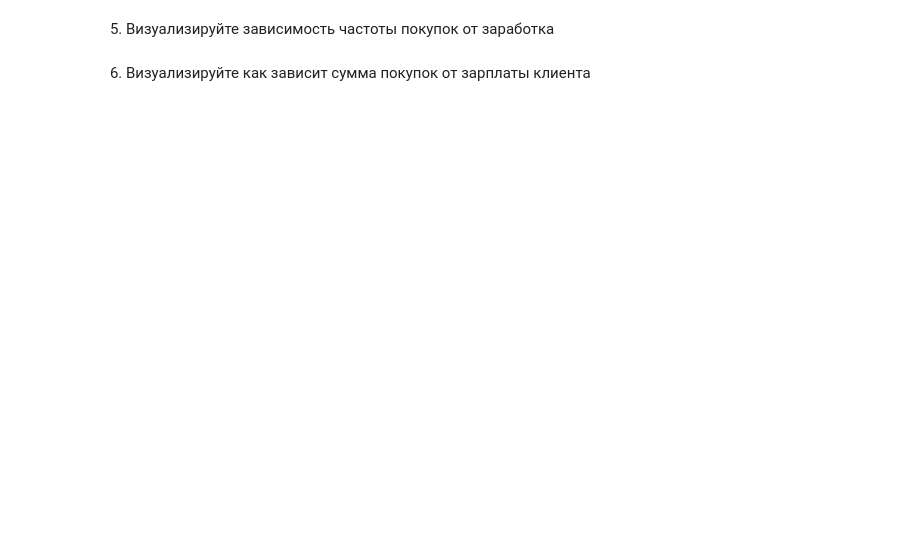
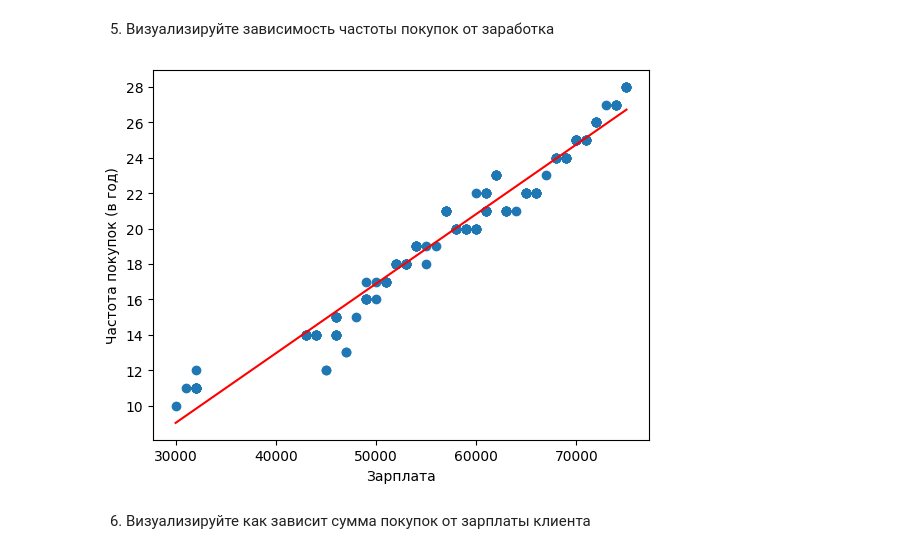
Before and after one commit to zloyaloha/ML, a Jupyter notebook: lab1.ipynb, the cells around one changed output. Saved outputs shown, nothing was run; the diff lists cells and outputs as text; code cells hidden in the pictures; blank space fills up the shorter version.

```diff
--- a/lab1.ipynb
+++ b/lab1.ipynb
@@ -342,4 +356,16 @@ plt.show()
 # %% [markdown]
 5. Визуализируйте зависимость частоты покупок от заработка
+# %%
+plt.scatter(df["annual_income"], df["purchase_frequency"])
+z = np.polyfit(df["annual_income"], df["purchase_frequency"], 1)
+p = np.poly1d(z)
+x = np.linspace(df["annual_income"].min(), df["annual_income"].max(), 100)
+plt.plot(x, p(x), color='red')
+plt.xlabel('Зарплата')
+plt.ylabel('Частота покупок (в год)')
+plt.yticks(np.arange(10, 29, 2))
+plt.show()
+# %% [output]
+[figure, added]
 # %% [markdown]
 6. Визуализируйте как зависит сумма покупок от зарплаты клиента
```
Also changed, not shown: parts of 8 cells of this notebook.
